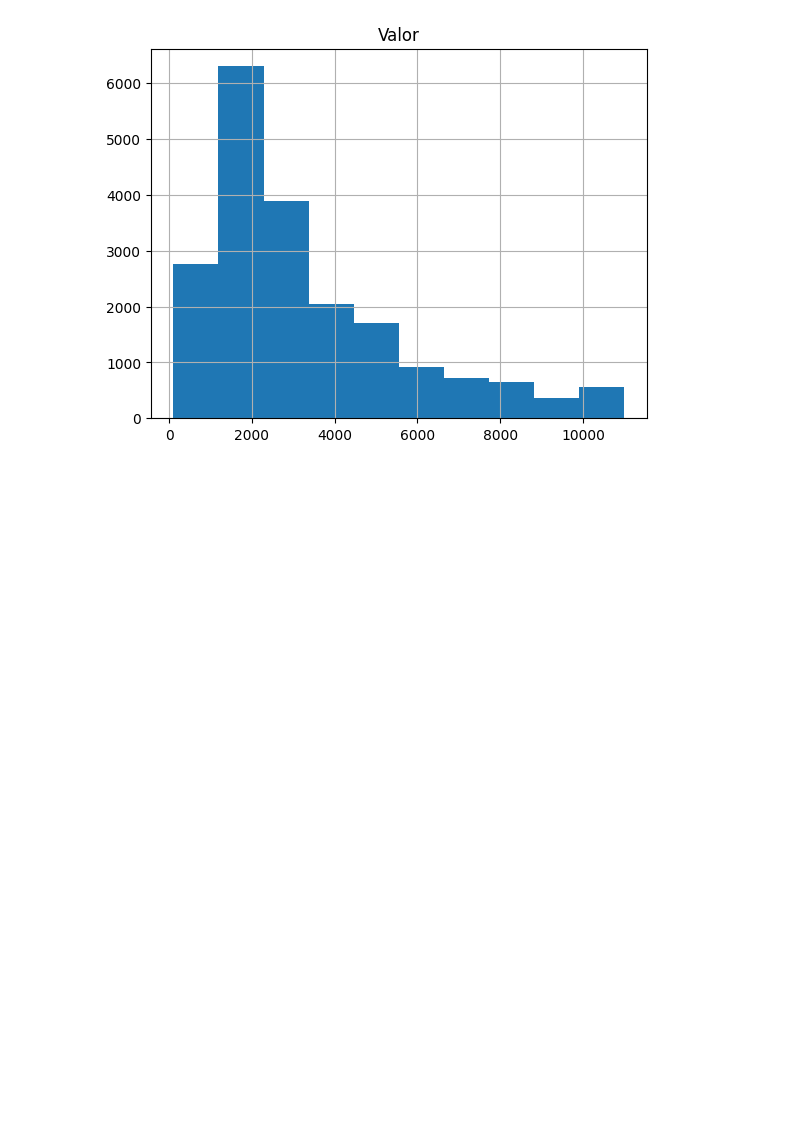
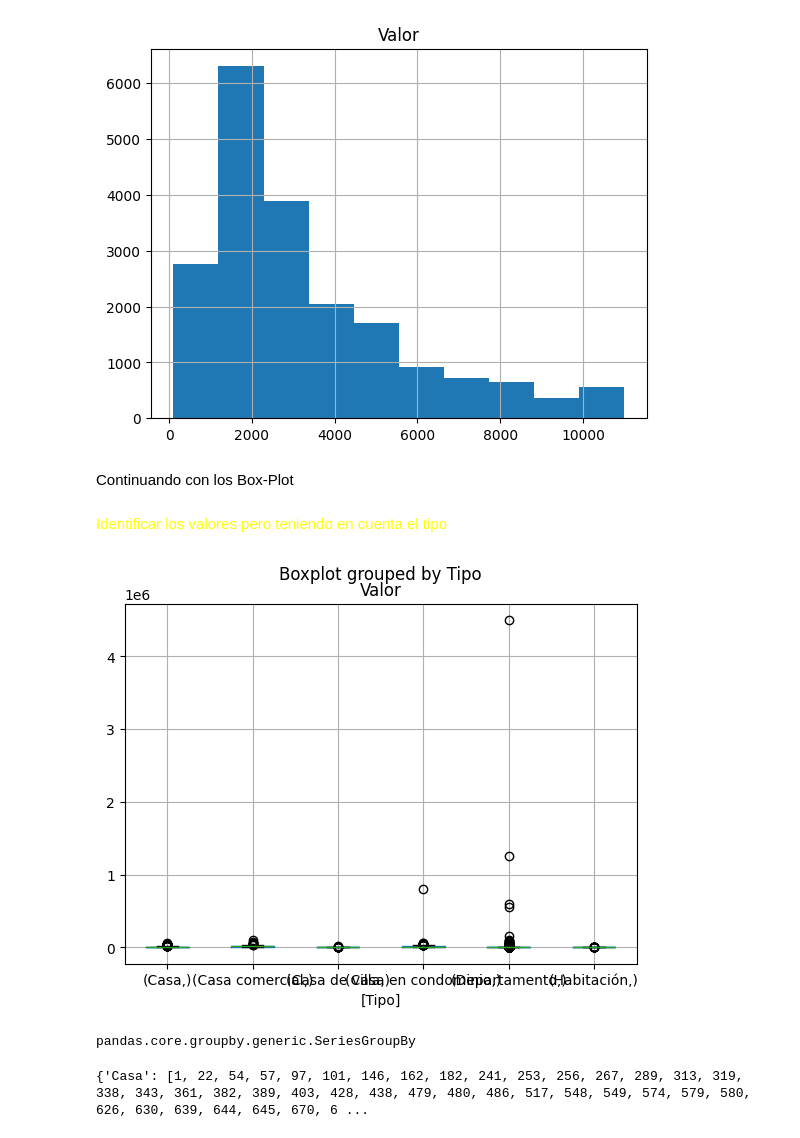
Before and after one commit to AngelMasterr/Python-para-Data-Science, a Jupyter notebook: Pandas - Tratamiento y Analisis de datos/Python_Data_Science/Identificando_y_excluyendo_Outliers.ipynb, the cells around one changed output. Cells and saved outputs as stored; diff of their text form; code cells hidden in the pictures; blank space fills up the shorter version.

Commit message:
Creando graficos para administrar bases de datos

```diff
--- a/Pandas - Tratamiento y Analisis de datos/Python_Data_Science/Identificando_y_excluyendo_Outliers.ipynb
+++ b/Pandas - Tratamiento y Analisis de datos/Python_Data_Science/Identificando_y_excluyendo_Outliers.ipynb
@@ -67,3 +67,21 @@ datos_new.hist(['Valor'])
 plt.show()
 # %% [output]
 [figure]
+# %% [markdown]
+Continuando con los Box-Plot
+# %% [markdown]
+<font color= yellow> Identificar los valores pero teniendo en cuenta el tipo
+# %%
+datos.boxplot(['Valor'], by = ['Tipo'])
+plt.show()
+# %% [output]
+[figure, added]
+# %%
+grupo_tipo = datos.groupby('Tipo')['Valor']
+type(grupo_tipo)
+# %% [output]
+pandas.core.groupby.generic.SeriesGroupBy
+# %%
+grupo_tipo.groups
+# %% [output]
+{'Casa': [1, 22, 54, 57, 97, 101, 146, 162, 182, 241, 253, 256, 267, 289, 313, 319, 338, 343, 361, 382, 389, 403, 428, 438, 479, 480, 486, 517, 548, 549, 574, 579, 580, 626, 630, 639, 644, 645, 670, 6 ...
```
Also changed, not shown: parts of 7 cells of this notebook, 3 other files.
